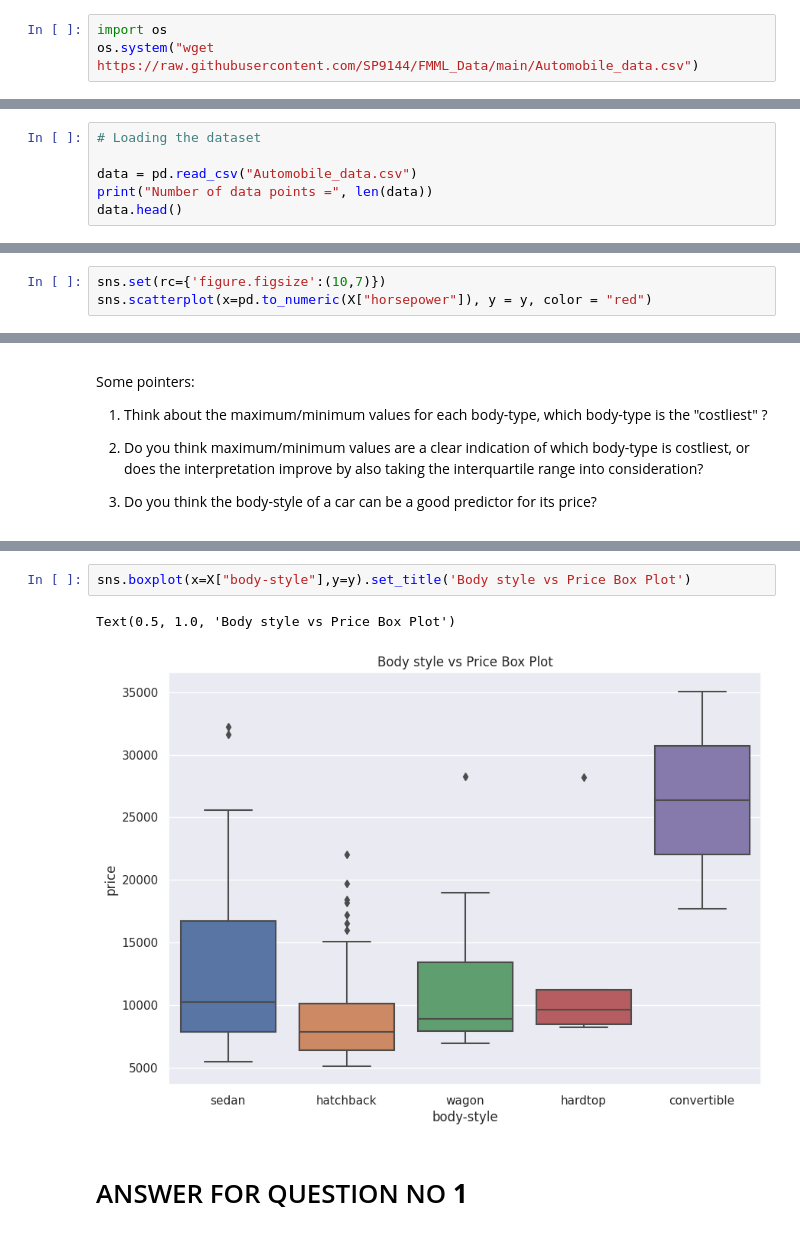
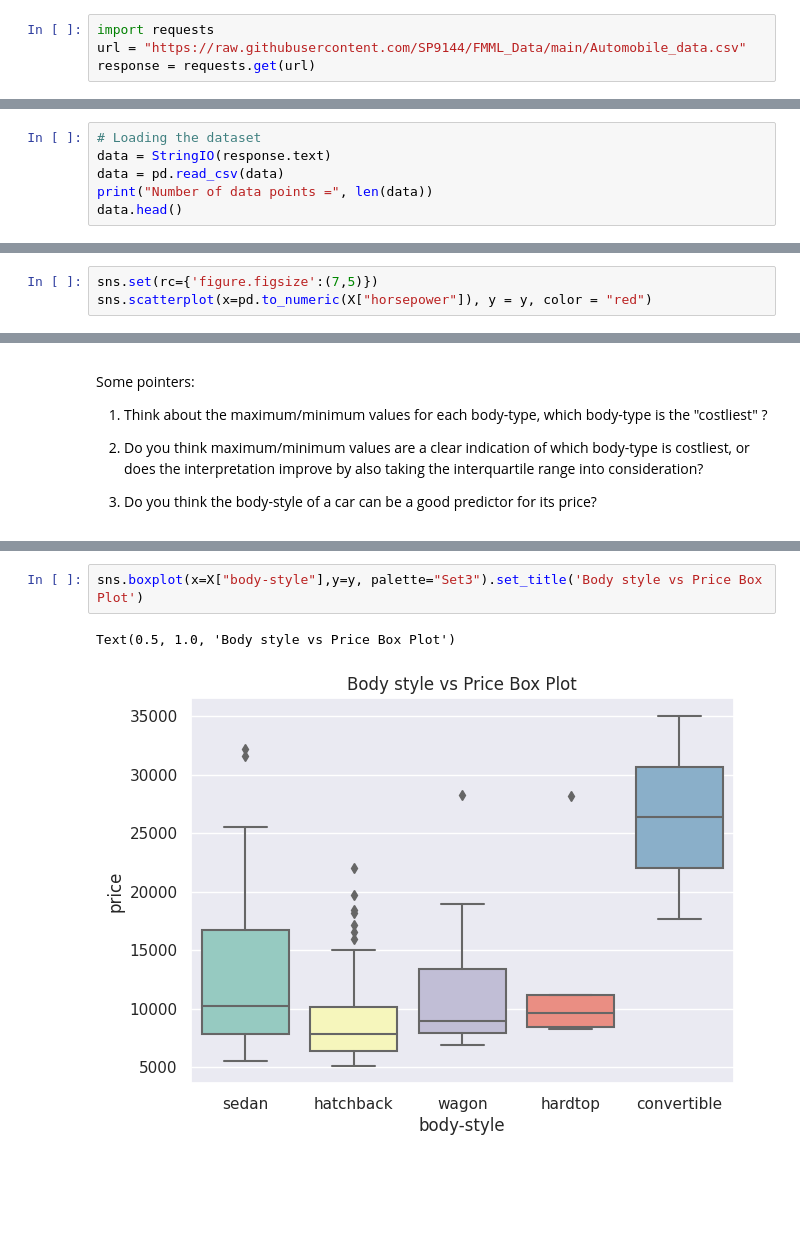
Before and after one commit to Sahithyasiramala/FMML-module-1, a Jupyter notebook: Mod2_Lab1.ipynb, the cells around one changed output, grey strips where cells are left out. Saved outputs shown, nothing was run; the diff lists cells and outputs as text; blank space fills up the shorter version.

```diff
--- a/Mod2_Lab1.ipynb
+++ b/Mod2_Lab1.ipynb
@@ -33,5 +33,6 @@ Let's start with a real dataset, the Automobile dataset from Kaggle (https://www
 
 This dataset consists of data from 1985 Ward's Automotive Yearbook for some features relating to nearly 200 cars (e.g. the car maker, mileage, dimensions, etc.) and their prices.
 # %%
-import os
-os.system("wget https://raw.githubusercontent.com/SP9144/FMML_Data/main/Automobile_data.csv")
+import requests
+url = "https://raw.githubusercontent.com/SP9144/FMML_Data/main/Automobile_data.csv"
+response = requests.get(url)
@@ -43,8 +44,8 @@ import pandas as pd
 import matplotlib.pyplot as plt
 # %%
 # Loading the dataset
-
-data = pd.read_csv("Automobile_data.csv")
+data = StringIO(response.text)
+data = pd.read_csv(data)
 print("Number of data points =", len(data))
 data.head()
 # %% [output]
@@ -134,7 +153,7 @@ A simple way to check this is to again plot a scatterplot (but this time lets do
 
 An expected positive correlation should show up with most of the points lying around a line with a positive slope.
 # %%
-sns.set(rc={'figure.figsize':(10,7)})
+sns.set(rc={'figure.figsize':(7,5)})
 sns.scatterplot(x=pd.to_numeric(X["horsepower"]), y = y, color = "red")
 # %% [output]
 <Axes: xlabel='horsepower', ylabel='price'>
@@ -184,7 +276,5 @@ Some pointers:
 # %%
-sns.boxplot(x=X["body-style"],y=y).set_title('Body style vs Price Box Plot')
+sns.boxplot(x=X["body-style"],y=y, palette="Set3").set_title('Body style vs Price Box Plot')
 # %% [output]
 Text(0.5, 1.0, 'Body style vs Price Box Plot')
-[figure, old version]
+[figure, new version]
-# %% [markdown]
-# ANSWER FOR QUESTION NO **1**
```
Also changed, not shown: parts of 18 cells of this notebook.
